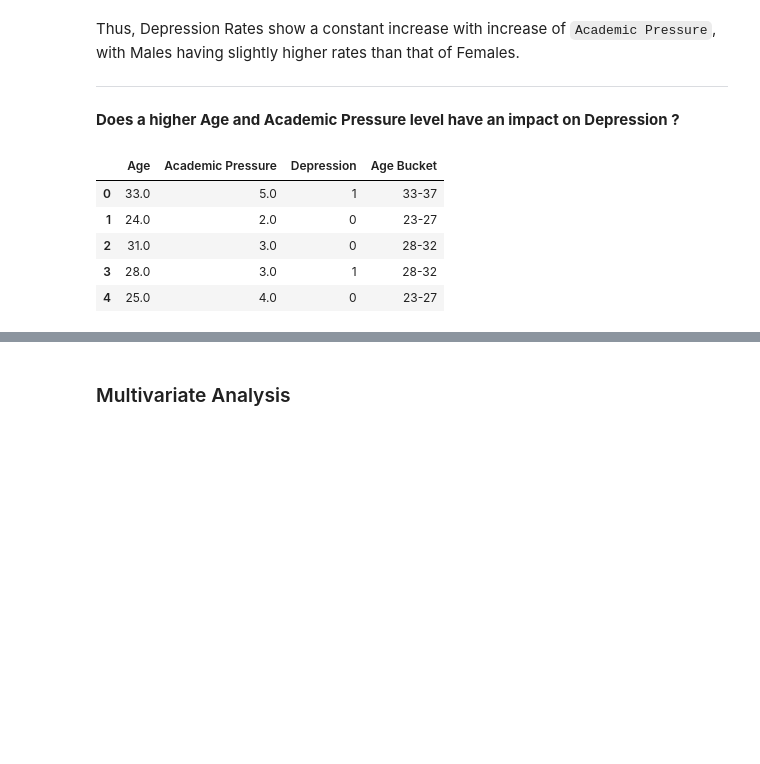
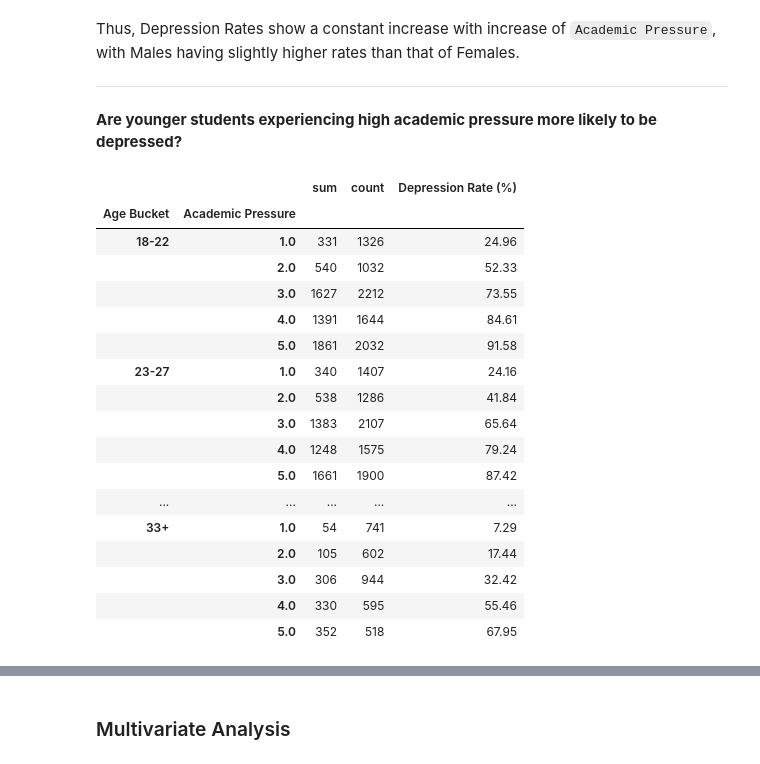
Before and after one commit to Siddharth-Saravanan/Student_Depression_Analysis_and_Prediction_using_Machine_Learning, a Jupyter notebook: student_depression_prediction.ipynb, the cells around one changed output, grey strips where cells are left out. Drawn from its saved outputs; the diff is of its cells as text; code cells hidden in the pictures; blank space fills up the shorter version.

```diff
--- a/student_depression_prediction.ipynb
+++ b/student_depression_prediction.ipynb
@@ -902,19 +902,35 @@ Text(0.5, 0, 'Academic Pressure Level')
 Thus, Depression Rates show a constant increase with increase of `Academic Pressure`, with Males having slightly higher rates than that of Females.
 
 ---
-# %% [markdown]
-**Does a higher Age and Academic Pressure level have an impact on Depression ?**
+# %% [markdown]
+**Are younger students experiencing high academic pressure more likely to be depressed?**
 # %%
 # Creating Age Buckets
-age_fin_depr = depr_df.loc[:, ['Age', 'Academic Pressure', 'Depression']].copy()
-age_bins = [17, 22, 27, 32, 37, 60]
-age_labels = ['18-22', '23-27', '28-32', '33-37', '38+']
-age_fin_depr['Age Bucket'] = pd.cut(age_fin_depr['Age'], bins=age_bins, labels=age_labels)
-age_fin_depr.head()
+age_acd_depr = depr_df.loc[:, ['Age', 'Academic Pressure', 'Depression']].copy()
+age_bins = [17, 22, 27, 32, 60]
+age_labels = ['18-22', '23-27', '28-32', '33+']
+age_acd_depr['Age Bucket'] = pd.cut(age_acd_depr['Age'], bins=age_bins, labels=age_labels)
+
+# Grouping by Age Bucket and Academic Pressure, calculating Depression Rate
+age_acd_depr = age_acd_depr.groupby(['Age Bucket', 'Academic Pressure'], observed=False)['Depression'].agg(['sum', 'count'])
+age_acd_depr['Depression Rate (%)'] = ((age_acd_depr['sum'] / age_acd_depr['count']) * 100).round(2)
+age_acd_depr
 # %% [output]
-|  | Age | Academic Pressure | Depression | Age Bucket |
-| 0 | 33.0 | 5.0 | 1 | 33-37 |
-| 1 | 24.0 | 2.0 | 0 | 23-27 |
-| 2 | 31.0 | 3.0 | 0 | 28-32 |
-| 3 | 28.0 | 3.0 | 1 | 28-32 |
-| 4 | 25.0 | 4.0 | 0 | 23-27 |
+|  |  | sum | count | Depression Rate (%) |
+| Age Bucket | Academic Pressure |  |  |  |
+| 18-22 | 1.0 | 331 | 1326 | 24.96 |
+|  | 2.0 | 540 | 1032 | 52.33 |
+|  | 3.0 | 1627 | 2212 | 73.55 |
+|  | 4.0 | 1391 | 1644 | 84.61 |
+|  | 5.0 | 1861 | 2032 | 91.58 |
+| 23-27 | 1.0 | 340 | 1407 | 24.16 |
+|  | 2.0 | 538 | 1286 | 41.84 |
+|  | 3.0 | 1383 | 2107 | 65.64 |
+|  | 4.0 | 1248 | 1575 | 79.24 |
+|  | 5.0 | 1661 | 1900 | 87.42 |
+| ... | ... | ... | ... | ... |
+| 33+ | 1.0 | 54 | 741 | 7.29 |
+|  | 2.0 | 105 | 602 | 17.44 |
+|  | 3.0 | 306 | 944 | 32.42 |
+|  | 4.0 | 330 | 595 | 55.46 |
+|  | 5.0 | 352 | 518 | 67.95 |
```
Also changed, not shown: parts of 12 cells of this notebook.
